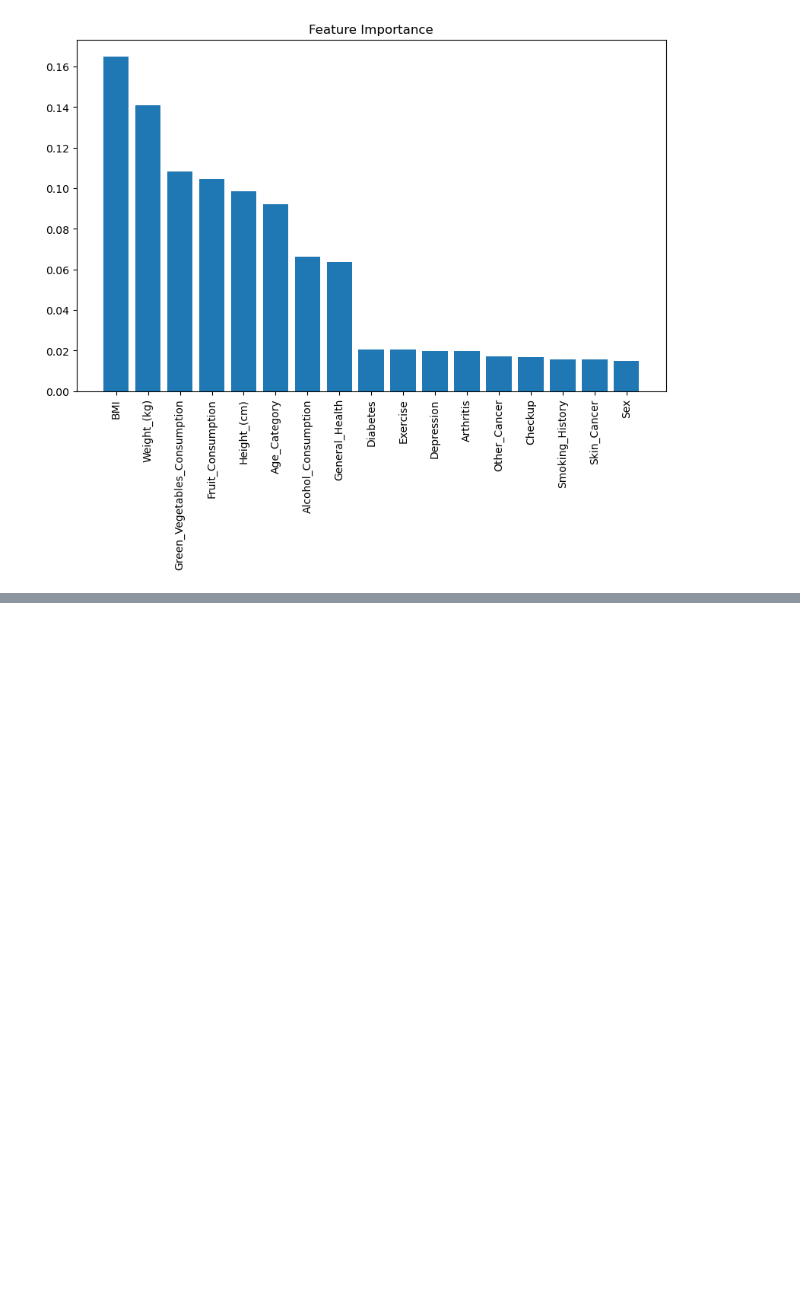
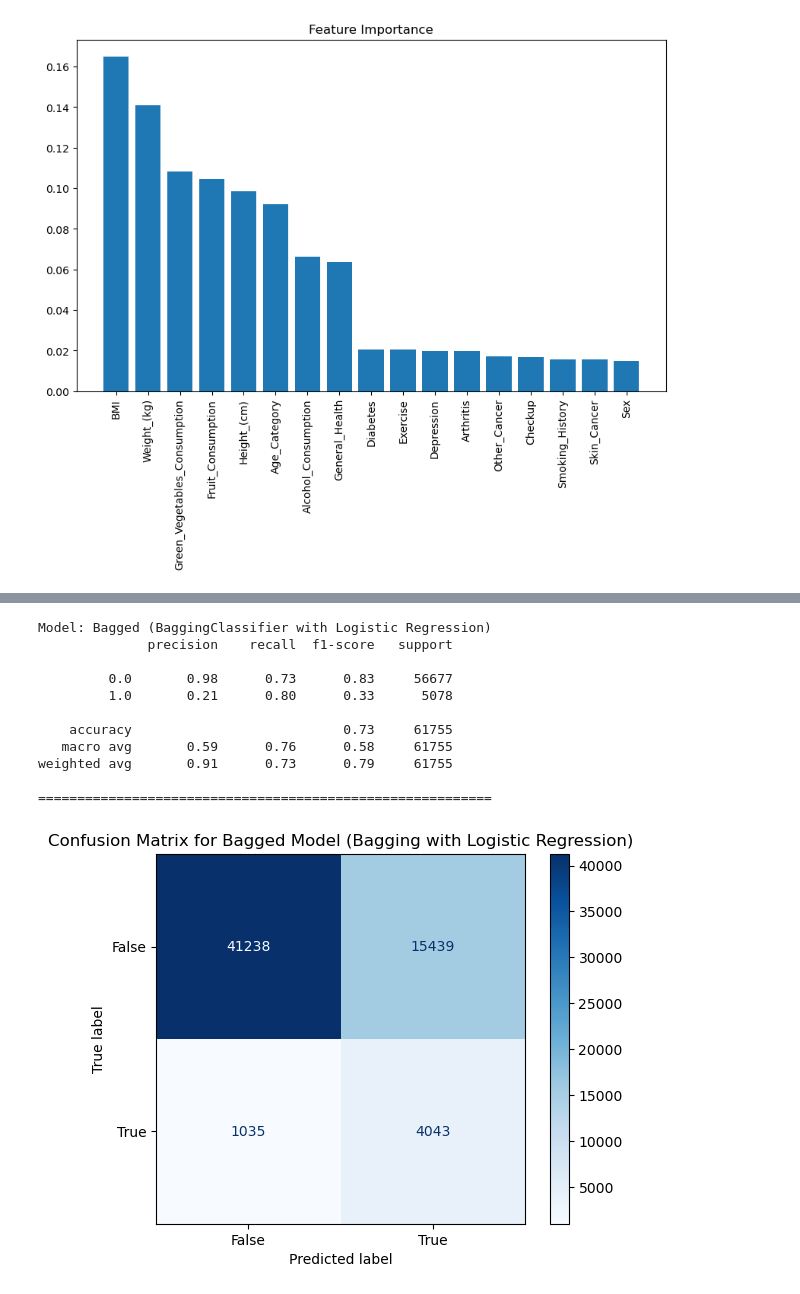
Before and after one commit to ziyanoffl/Heart_Disease_Prediction, a Jupyter notebook: data_modelling_cardiovascular.ipynb, the cells around one changed output, grey strips where cells are left out. Cells and saved outputs as stored; diff of their text form; code cells hidden in the pictures; blank space fills up the shorter version.

```diff
--- a/data_modelling_cardiovascular.ipynb
+++ b/data_modelling_cardiovascular.ipynb
@@ -1456,0 +1509,48 @@ plt.show()
+# %%
+from sklearn.ensemble import BaggingClassifier
+from sklearn.linear_model import LogisticRegression
+from sklearn.metrics import accuracy_score, precision_score, recall_score, f1_score, classification_report, confusion_matrix, ConfusionMatrixDisplay
+import matplotlib.pyplot as plt
+
+# Create a logistic regression base estimator
+log_reg_base = LogisticRegression(C=0.1, penalty='l1', solver='liblinear', class_weight='balanced', random_state=42, max_iter=500)
+
+# Create a BaggingClassifier with logistic regression as the base estimator
+bagging = BaggingClassifier(base_estimator=log_reg_base, n_estimators=100, random_state=42)
+
+# Fit the BaggingClassifier on the scaled training data
+bagging.fit(X_train, y_train)
+
+# Get predictions
+y_pred_bagged = bagging.predict(X_test)
+
+# Evaluate the performance metrics for the bagged model
+accuracy_bagged = accuracy_score(y_test, y_pred_bagged)
+precision_bagged = precision_score(y_test, y_pred_bagged)
+recall_bagged = recall_score(y_test, y_pred_bagged)
+f1_bagged = f1_score(y_test, y_pred_bagged)
+
+# Print the results for the bagged model
+print("Model: Bagged (BaggingClassifier with Logistic Regression)")
+print(classification_report(y_test, y_pred_bagged))
+print('==========================================================')
+
+# Calculate and display the confusion matrix for the bagged model
+cm_bagged = confusion_matrix(y_test, y_pred_bagged)
+disp_bagged = ConfusionMatrixDisplay(confusion_matrix=cm_bagged, display_labels=["False", "True"])
+disp_bagged.plot(cmap=plt.cm.Blues)
+plt.title("Confusion Matrix for Bagged Model (Bagging with Logistic Regression)")
+plt.show()
+# %% [output]
+Model: Bagged (BaggingClassifier with Logistic Regression)
+              precision    recall  f1-score   support
+
+         0.0       0.98      0.73      0.83     56677
+         1.0       0.21      0.80      0.33      5078
+
+    accuracy                           0.73     61755
+   macro avg       0.59      0.76      0.58     61755
+weighted avg       0.91      0.73      0.79     61755
+
+==========================================================
+[figure, added]
```
Also changed, not shown: parts of 22 cells of this notebook.
